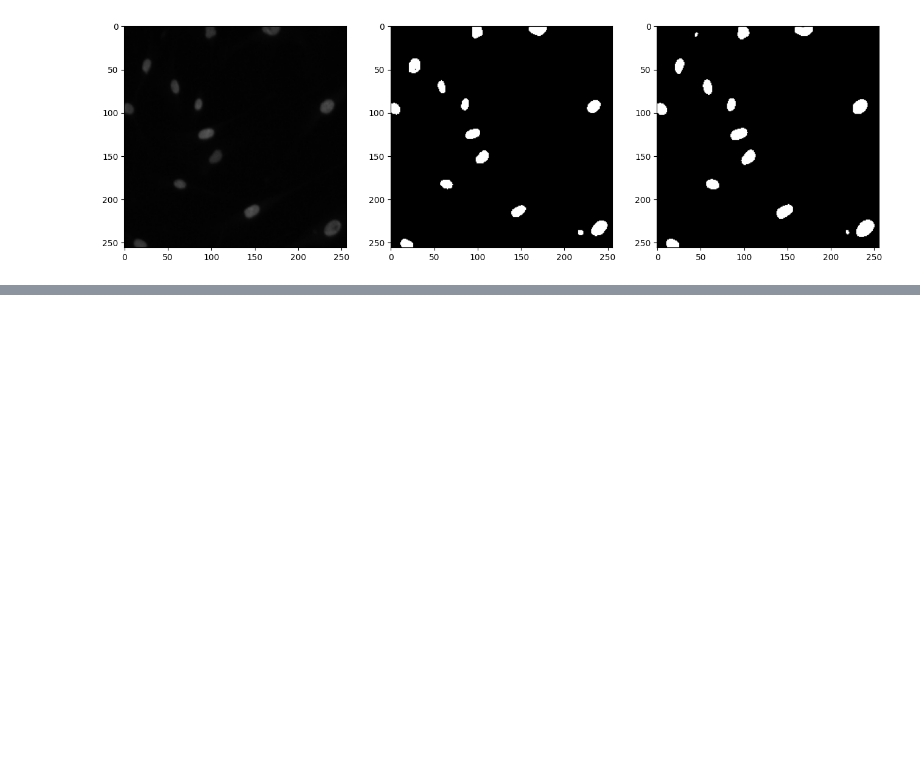
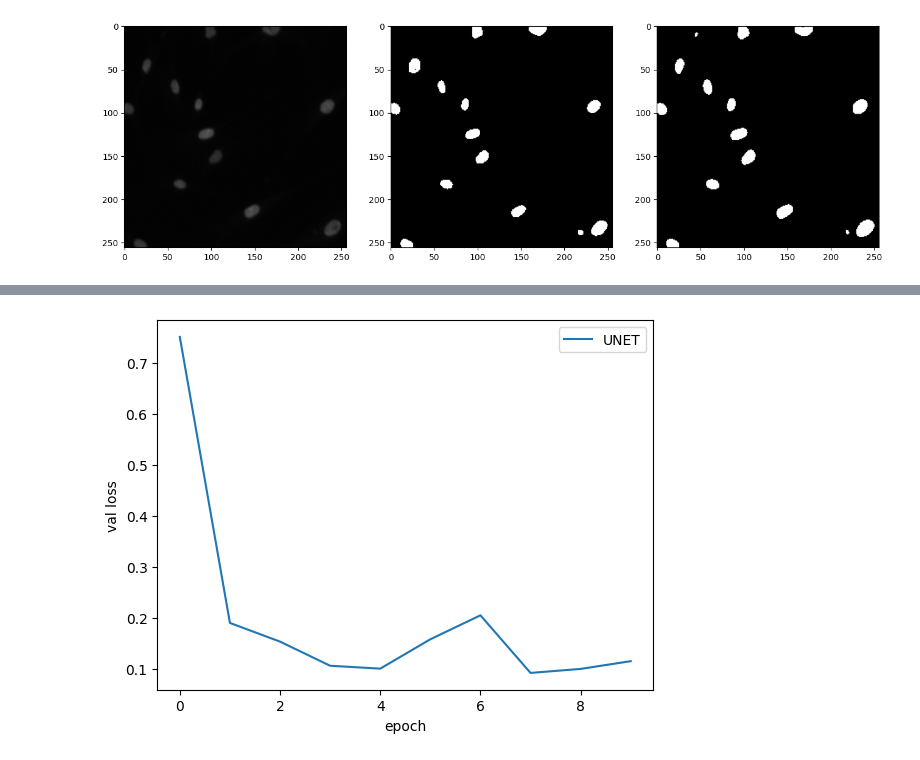
Before and after one commit to hardy500/experiments, a Jupyter notebook: books/inside_dl/ch8.ipynb, the cells around one changed output, grey strips where cells are left out. Saved outputs shown, nothing was run; the diff lists cells and outputs as text; code cells hidden in the pictures; blank space fills up the shorter version.

```diff
--- a/books/inside_dl/ch8.ipynb
+++ b/books/inside_dl/ch8.ipynb
@@ -212,0 +260,12 @@ plt.imshow(pred.numpy()[0,:], cmap='gray') #Third is the prediction our network
+# %%
+model = nn.Sequential(
+    UNetBlock2d(3, 32, layers=2, sub_network=
+        UNetBlock2d(32, 64, out_channels=32, layers=2, sub_network=
+            UNetBlock2d(64, 128, out_channels=64, layers=2)
+        ),
+    ),
+    #Prediction for _every_ location
+    nn.Conv2d(32, 1, (3,3), padding=1), #Shape is now (B, 1, W, H)
+)
+# %%
+results = train_network(model, loss_func, train_loader, epochs=10, device=device, val_loader=test_loader)
@@ -212,0 +286,4 @@ plt.imshow(pred.numpy()[0,:], cmap='gray') #Third is the prediction our network
+# %%
+sns.lineplot(x='epoch', y='val loss', data=results, label='UNET');
+# %% [output]
+[figure, added]
```
Also changed, not shown: parts of 17 cells of this notebook, 1 other file.
